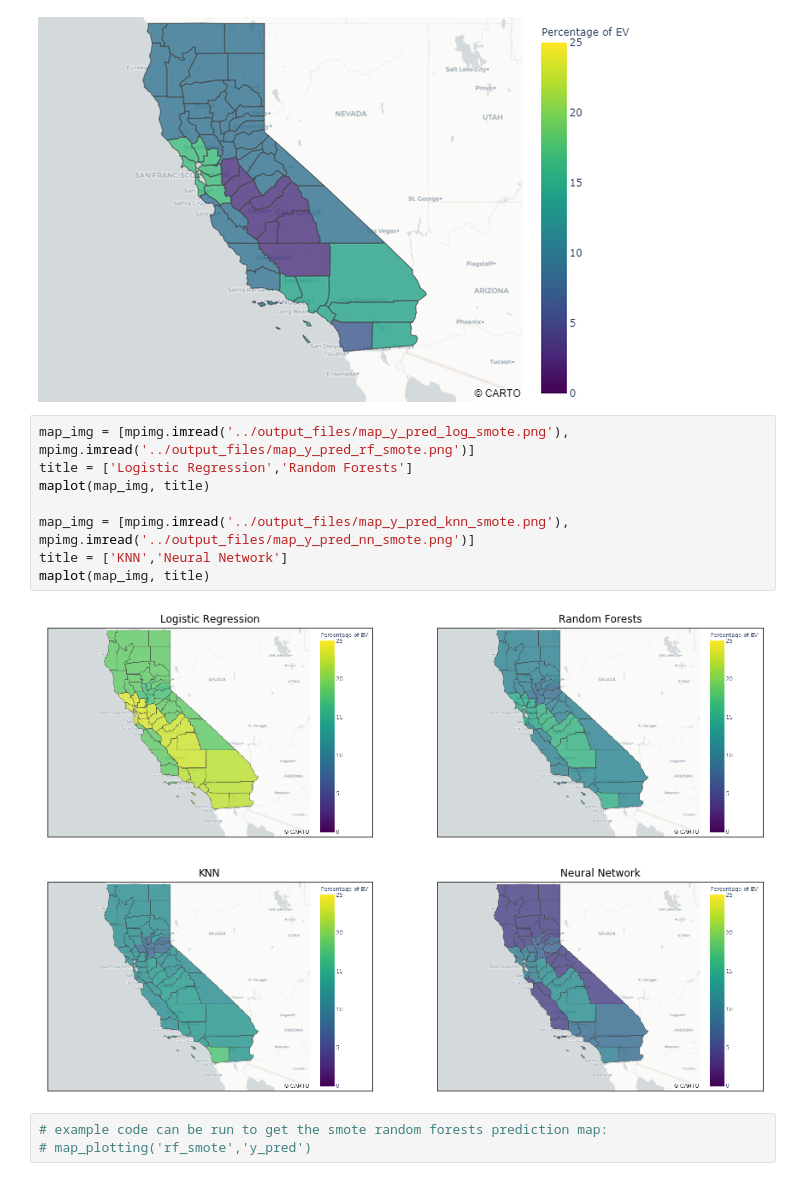
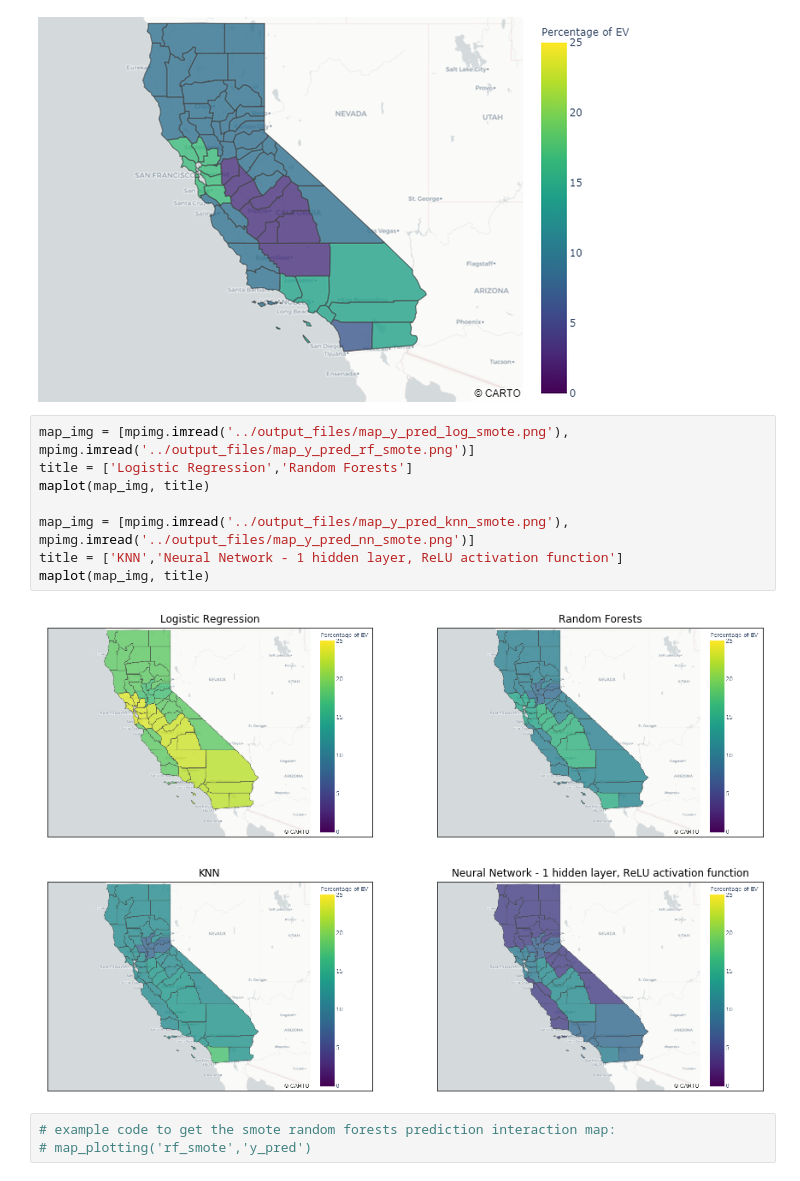
Before and after one commit to KoralleB/CA_Vehicle, a Jupyter notebook: notebook/MapPlots.ipynb, the cells around one changed output. Drawn from its saved outputs; the diff is of its cells as text.

```diff
--- a/notebook/MapPlots.ipynb
+++ b/notebook/MapPlots.ipynb
@@ -44,14 +60,14 @@ True EV Percentage
 # %%
 map_img = [mpimg.imread('../output_files/map_y_pred_log_smote.png'), mpimg.imread('../output_files/map_y_pred_rf_smote.png')]
 title = ['Logistic Regression','Random Forests']
 maplot(map_img, title)
 
 map_img = [mpimg.imread('../output_files/map_y_pred_knn_smote.png'), mpimg.imread('../output_files/map_y_pred_nn_smote.png')]
-title = ['KNN','Neural Network']
+title = ['KNN','Neural Network - 1 hidden layer, ReLU activation function']
 maplot(map_img, title)
 # %% [output]
 [figure]
-[figure, old version]
+[figure, new version]
 # %%
-# example code can be run to get the smote random forests prediction map:
+# example code to get the smote random forests prediction interaction map:
 # map_plotting('rf_smote','y_pred')
```
Also changed, not shown: parts of 2 cells of this notebook, 2 other files.
